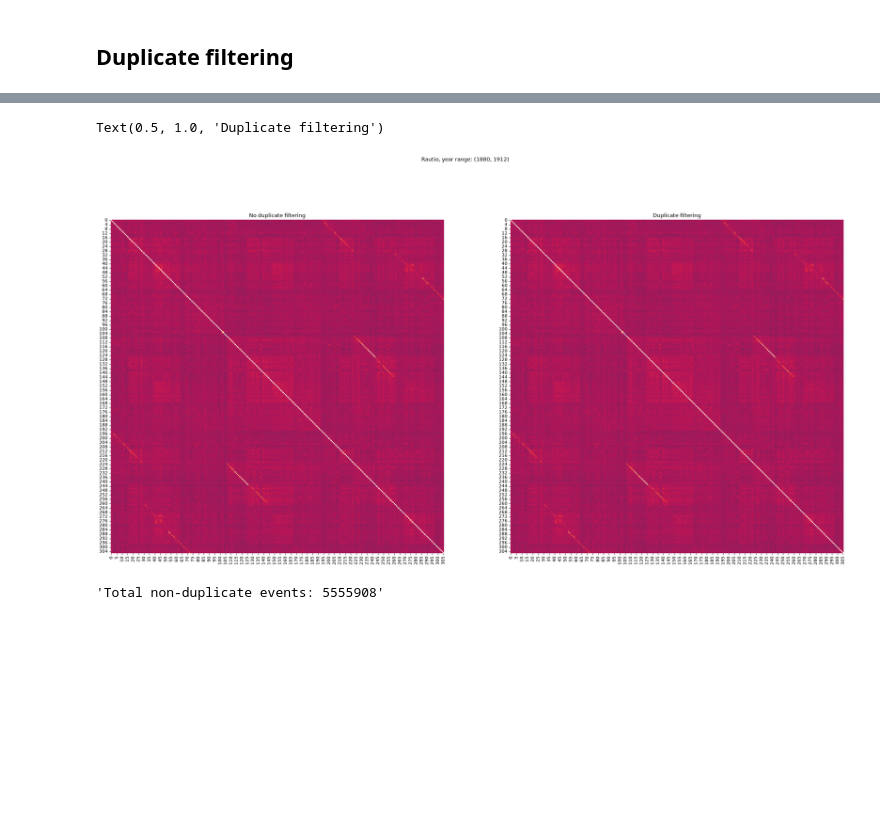
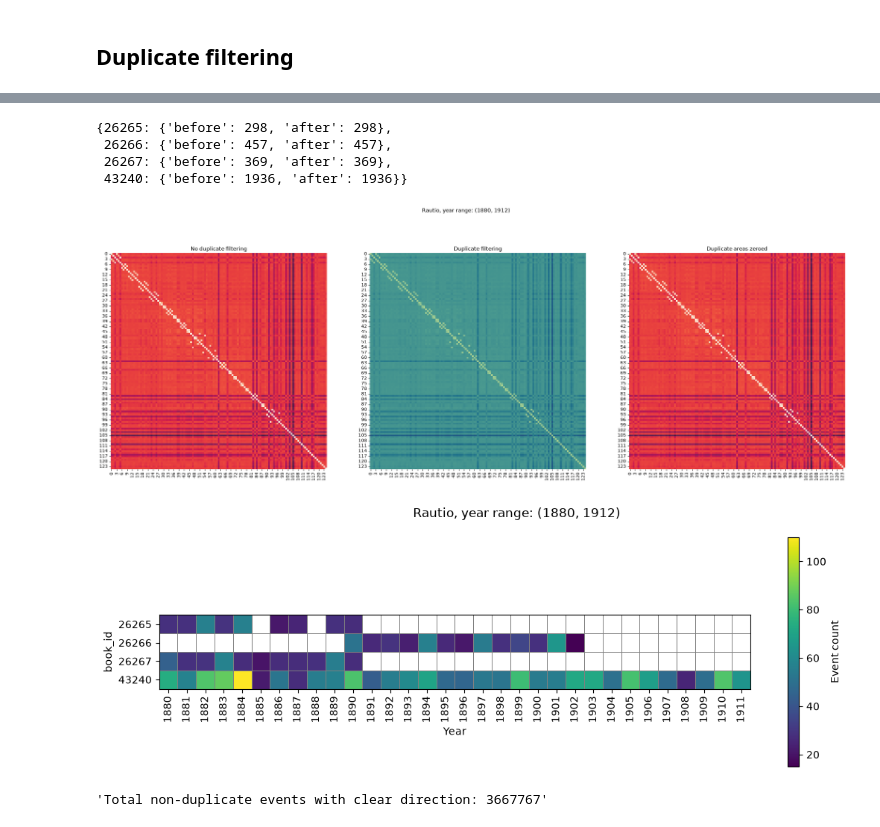
Before and after one commit to TurkuNLP/htr-hiski-alignment, a Jupyter notebook: extracting-migrations-overlap_discovery.ipynb, the cells around one changed output, grey strips where cells are left out. Saved outputs shown, nothing was run; the diff lists cells and outputs as text; code cells hidden in the pictures; blank space fills up the shorter version.

```diff
--- a/extracting-migrations-overlap_discovery.ipynb
+++ b/extracting-migrations-overlap_discovery.ipynb
@@ -235,50 +295,33 @@ Text(0.5, 1.0, 'Duplicate filtering')
 # %%
-parish = "Rautio"
-p_id = 447
-years = (1880, 1912)
-
 df = pd.read_json(
-    f"outputs/json/all_migration_events_parish_splits_duplicate_info/{p_id}_migration_events.jsonl",
+    f"outputs/json/all_migration_events_parish_splits_duplicate_info/447_migration_events.jsonl",
     lines=True
 )
-
-fig, axs = plt.subplots(1, 2, figsize=(30, 15))
-fig.suptitle(f"{parish}, year range: {years}")
-
-row_data = df[df["year_prediction"].isin(range(*years))]["row_data"].tolist()
-slices = create_slices([",".join(x) for x in row_data], 10, 10)[0]
-create_sim_m_heatmap(
-    create_sim_m(
-        slices, slices,
-        fuzz.ratio, join_char="|", n_workers=-1
-    )[0],
-    xlabel="", ylabel="", ax=axs[0], cbar=False,
-    vmin=0, vmax=1
-)
-axs[0].set_title("No duplicate filtering")
-
-row_data = df[(~df["duplicate"]) & df["year_prediction"].isin(range(*years))]["row_data"].tolist()
-slices = create_slices([",".join(x) for x in row_data], 10, 10)[0]
-create_sim_m_heatmap(
-    create_sim_m(
-        slices, slices,
-        fuzz.ratio, join_char="|", n_workers=-1
-    )[0], xlabel="", ylabel="", ax=axs[1], cbar=False,
-    vmin=0, vmax=1
-)
-axs[1].set_title("Duplicate filtering")
+fig, axs = plot_migration_similarity_heatmaps(df, "Rautio", (1880, 1912))
+fig, axs = plot_book_year_event_heatmap(df, "Rautio", (1880, 1912))
+migration_duplicate_filtering_before_after_counts(df, (1880, 1912))
 # %% [output]
-Text(0.5, 1.0, 'Duplicate filtering')
+{26265: {'before': 298, 'after': 298},
+ 26266: {'before': 457, 'after': 457},
+ 26267: {'before': 369, 'after': 369},
+ 43240: {'before': 1936, 'after': 1936}}
-[figure, old version]
+[figure, new version]
+[figure, added]
 # %%
 total_non_duplicate_events = 0
 for file_path in Path("outputs/json/all_migration_events_parish_splits_duplicate_info").glob("*.jsonl"):
     with open(file_path, "r") as fp:
         non_duplicate_events = sum(
-            1 for line in fp if "duplicate\": false" in line
+            1 for line in fp if (
+                ("duplicate\": false" in line)
+                and (
+                    ("in/out\": \"in" in line)
+                    or ("in/out\": \"out" in line)
+                )
+            )
         )
         total_non_duplicate_events += non_duplicate_events
 
-f"Total non-duplicate events: {total_non_duplicate_events}"
+f"Total non-duplicate events with clear direction: {total_non_duplicate_events}"
 # %% [output]
-'Total non-duplicate events: 5555908'
+'Total non-duplicate events with clear direction: 3667767'
```
Also changed, not shown: parts of 7 cells of this notebook.
